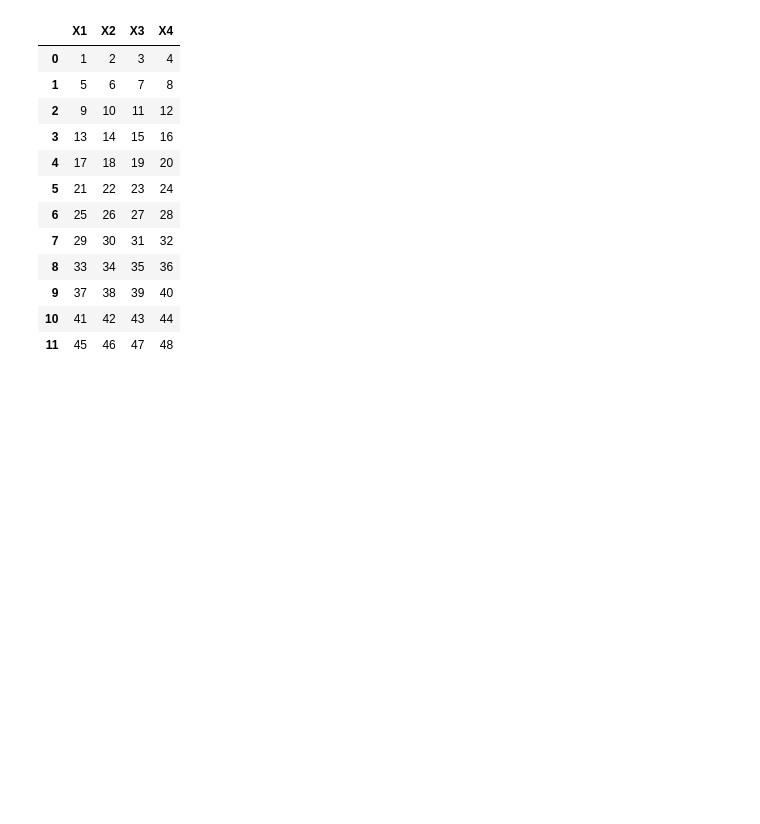
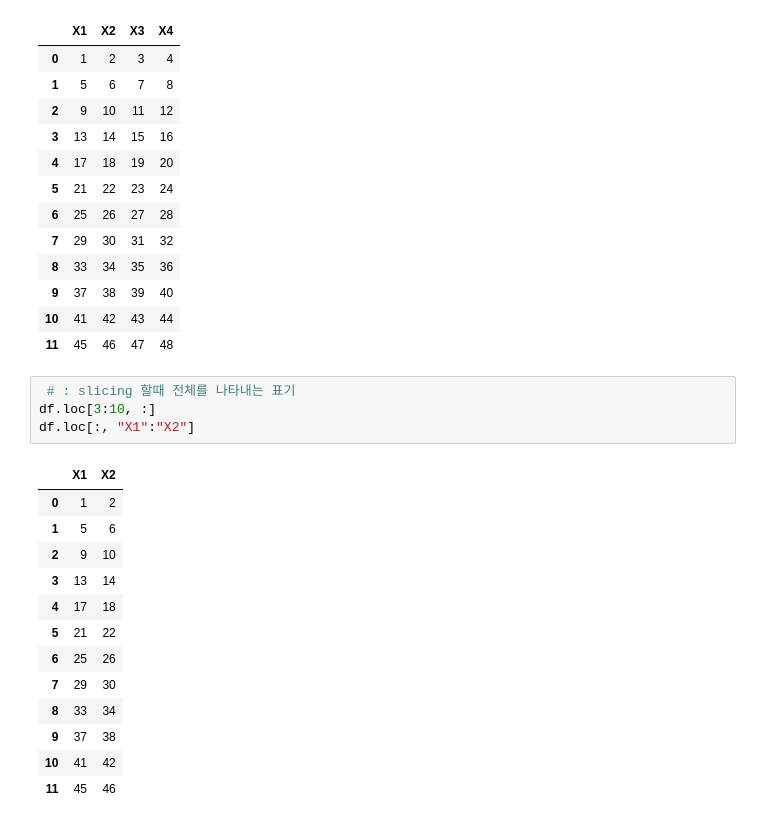
Before and after one commit to yeonseocho/machine-learning-and-python, a Jupyter notebook: basic python/데이터 분석 라이브러리.ipynb, the cells around one changed output. Drawn from its saved outputs; the diff is of its cells as text; blank space fills up the shorter version.

```diff
--- a/basic python/데이터 분석 라이브러리.ipynb
+++ b/basic python/데이터 분석 라이브러리.ipynb
@@ -201,3 +201,21 @@ df
 | 9 | 37 | 38 | 39 | 40 |
 | 10 | 41 | 42 | 43 | 44 |
 | 11 | 45 | 46 | 47 | 48 |
+# %%
+ # : slicing 할때 전체를 나타내는 표기
+df.loc[3:10, :]
+df.loc[:, "X1":"X2"]
+# %% [output]
+|  | X1 | X2 |
+| 0 | 1 | 2 |
+| 1 | 5 | 6 |
+| 2 | 9 | 10 |
+| 3 | 13 | 14 |
+| 4 | 17 | 18 |
+| 5 | 21 | 22 |
+| 6 | 25 | 26 |
+| 7 | 29 | 30 |
+| 8 | 33 | 34 |
+| 9 | 37 | 38 |
+| 10 | 41 | 42 |
+| 11 | 45 | 46 |
```
Also changed, not shown: parts of 8 cells of this notebook, 1 other file.
